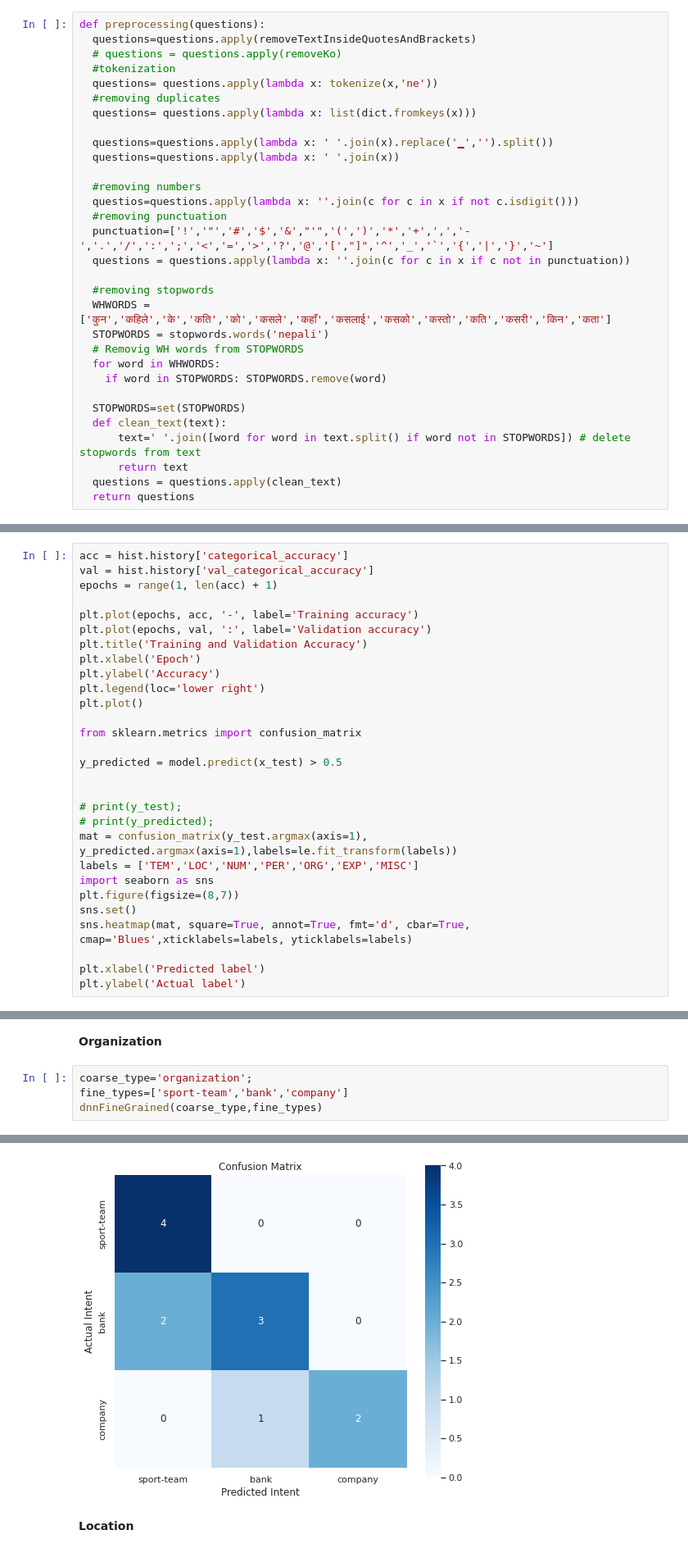
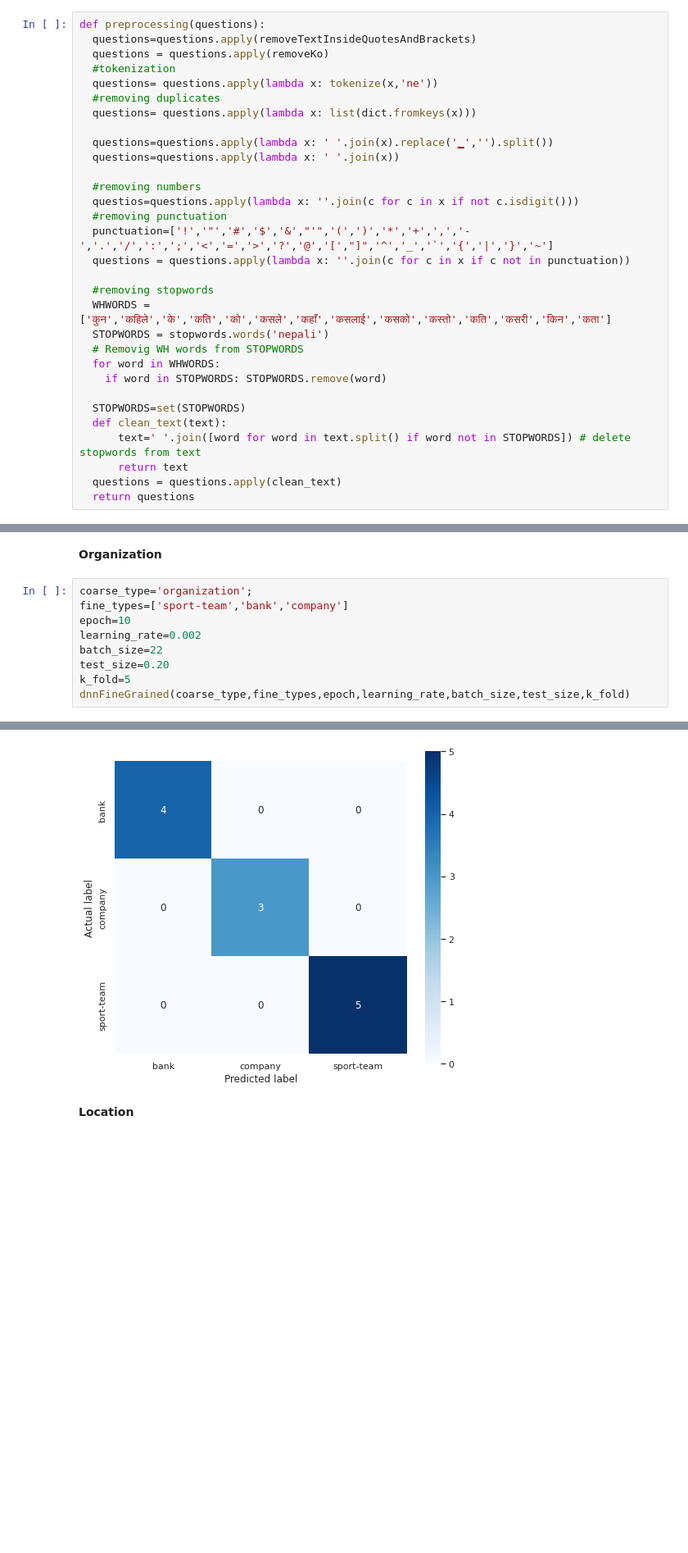
Before and after one commit to TimilsinaSushil/Thesis, a Jupyter notebook: DNN.ipynb, the cells around one changed output, grey strips where cells are left out. Shown at 82% size. Drawn from its saved outputs; the diff is of its cells as text; blank space fills up the shorter version.

```diff
--- a/DNN.ipynb
+++ b/DNN.ipynb
@@ -63,7 +84,7 @@ def removeKo(text):
 # %%
 def preprocessing(questions):
   questions=questions.apply(removeTextInsideQuotesAndBrackets)
-  # questions = questions.apply(removeKo)
+  questions = questions.apply(removeKo)
   #tokenization
   questions= questions.apply(lambda x: tokenize(x,'ne'))
   #removing duplicates
@@ -188,29 +172,0 @@ Epoch 20/20
-# %%
-acc = hist.history['categorical_accuracy']
-val = hist.history['val_categorical_accuracy']
-epochs = range(1, len(acc) + 1)
-
-plt.plot(epochs, acc, '-', label='Training accuracy')
-plt.plot(epochs, val, ':', label='Validation accuracy')
-plt.title('Training and Validation Accuracy')
-plt.xlabel('Epoch')
-plt.ylabel('Accuracy')
-plt.legend(loc='lower right')
-plt.plot()
-
-from sklearn.metrics import confusion_matrix
-
-y_predicted = model.predict(x_test) > 0.5
-
-
-# print(y_test);
-# print(y_predicted);
-mat = confusion_matrix(y_test.argmax(axis=1), y_predicted.argmax(axis=1),labels=le.fit_transform(labels))
-labels = ['TEM','LOC','NUM','PER','ORG','EXP','MISC']
-import seaborn as sns
-plt.figure(figsize=(8,7))
-sns.set()
-sns.heatmap(mat, square=True, annot=True, fmt='d', cbar=True, cmap='Blues',xticklabels=labels, yticklabels=labels)
-
-plt.xlabel('Predicted label')
-plt.ylabel('Actual label')
@@ -329,5 +404,10 @@ Epoch 100/100
 # %%
 coarse_type='organization';
 fine_types=['sport-team','bank','company']
-dnnFineGrained(coarse_type,fine_types)
+epoch=10
+learning_rate=0.002
+batch_size=22
+test_size=0.20
+k_fold=5
+dnnFineGrained(coarse_type,fine_types,epoch,learning_rate,batch_size,test_size,k_fold)
 # %% [output]
@@ -352,4 +432,4 @@ Epoch 100/100
-[figure, old version]
+[figure, new version]
 # %% [markdown]
 **Location**
 # %%
```
Also changed, not shown: parts of 17 cells of this notebook.
